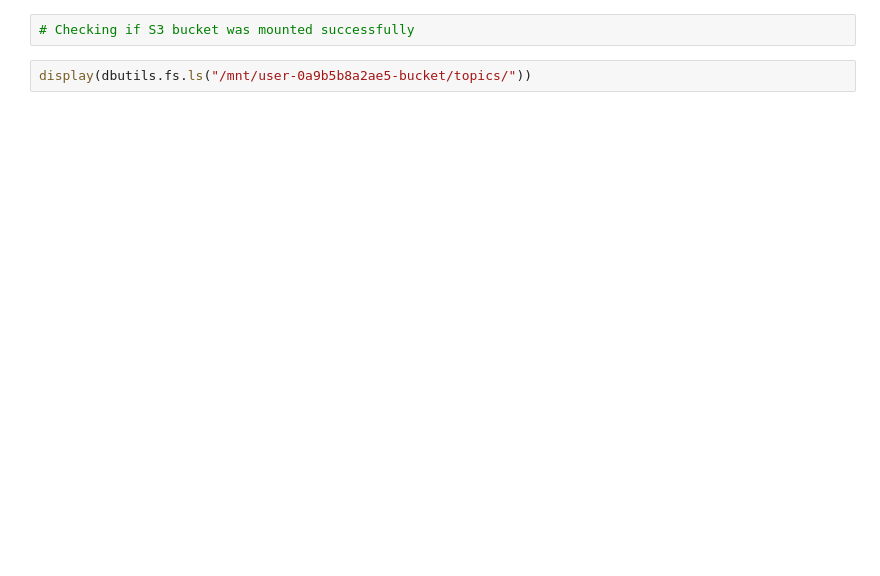
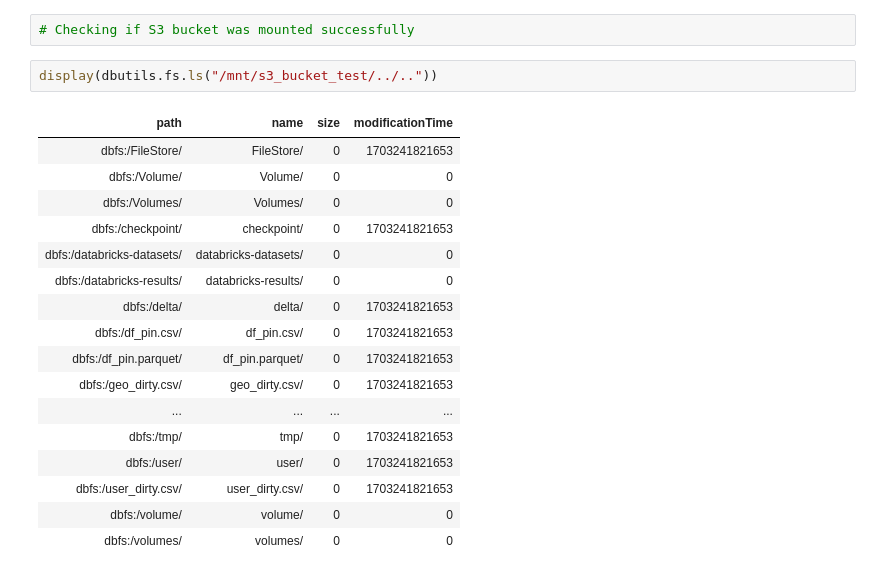
Before and after one commit to 1lekshmi/pinterest-data-pipeline449, a Jupyter notebook: databricks/mount_s3_to_db.ipynb, the cells around one changed output. Cells and saved outputs as stored; diff of their text form; blank space fills up the shorter version.

```diff
--- a/databricks/mount_s3_to_db.ipynb
+++ b/databricks/mount_s3_to_db.ipynb
@@ -33,7 +43,25 @@ dbutils.fs.mount(SOURCE_URL, MOUNT_NAME)
 # %%
 # Checking if S3 bucket was mounted successfully
 # %%
-display(dbutils.fs.ls("/mnt/user-0a9b5b8a2ae5-bucket/topics/"))
+display(dbutils.fs.ls("/mnt/s3_bucket_test/../.."))
+# %% [output]
+| path | name | size | modificationTime |
+| dbfs:/FileStore/ | FileStore/ | 0 | 1703241821653 |
+| dbfs:/Volume/ | Volume/ | 0 | 0 |
+| dbfs:/Volumes/ | Volumes/ | 0 | 0 |
+| dbfs:/checkpoint/ | checkpoint/ | 0 | 1703241821653 |
+| dbfs:/databricks-datasets/ | databricks-datasets/ | 0 | 0 |
+| dbfs:/databricks-results/ | databricks-results/ | 0 | 0 |
+| dbfs:/delta/ | delta/ | 0 | 1703241821653 |
+| dbfs:/df_pin.csv/ | df_pin.csv/ | 0 | 1703241821653 |
+| dbfs:/df_pin.parquet/ | df_pin.parquet/ | 0 | 1703241821653 |
+| dbfs:/geo_dirty.csv/ | geo_dirty.csv/ | 0 | 1703241821653 |
+| ... | ... | ... | ... |
+| dbfs:/tmp/ | tmp/ | 0 | 1703241821653 |
+| dbfs:/user/ | user/ | 0 | 1703241821653 |
+| dbfs:/user_dirty.csv/ | user_dirty.csv/ | 0 | 1703241821653 |
+| dbfs:/volume/ | volume/ | 0 | 0 |
+| dbfs:/volumes/ | volumes/ | 0 | 0 |
 # %%
 # File location and type
 # Asterisk(*) indicates reading all the content of the specified file that have .json extension
```
Also changed, not shown: parts of 7 cells of this notebook.
